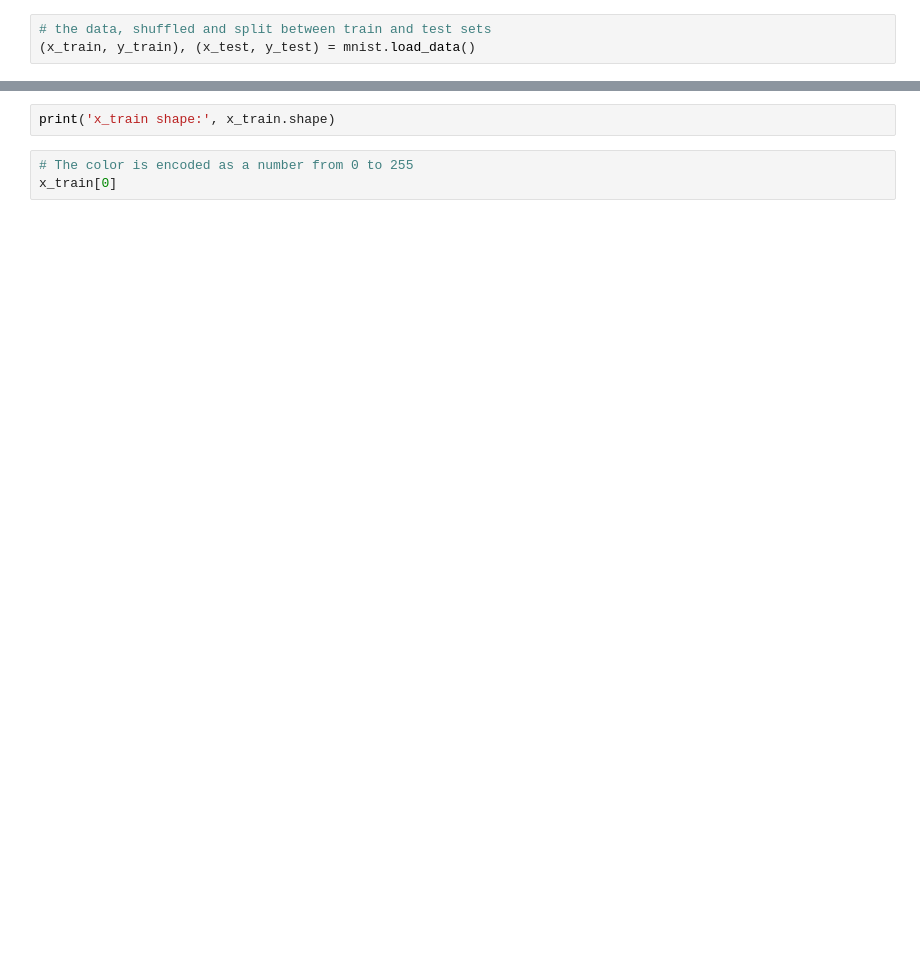
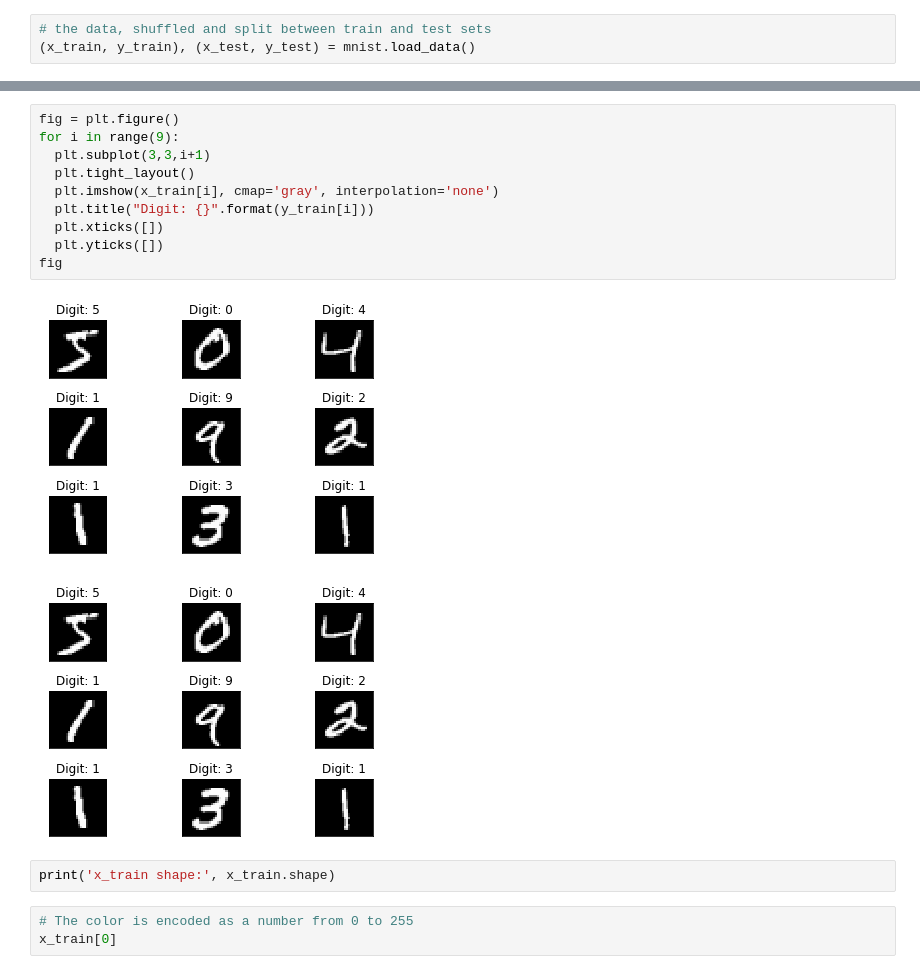
Before and after one commit to SdlJan/JanSeidel_bigdata-homeworks, a Jupyter notebook: 13_MNIST_CNN_Todo.ipynb, the cells around one changed output, grey strips where cells are left out. Cells and saved outputs as stored; diff of their text form; blank space fills up the shorter version.

```diff
--- a/13_MNIST_CNN_Todo.ipynb
+++ b/13_MNIST_CNN_Todo.ipynb
@@ -19,3 +36,16 @@ num_classes = 10
+# %%
+fig = plt.figure()
+for i in range(9):
+  plt.subplot(3,3,i+1)
+  plt.tight_layout()
+  plt.imshow(x_train[i], cmap='gray', interpolation='none')
+  plt.title("Digit: {}".format(y_train[i]))
+  plt.xticks([])
+  plt.yticks([])
+fig
+# %% [output]
+[figure, added]
+[figure, added]
 # %%
 print('x_train shape:', x_train.shape)
 # %%
```
Also changed, not shown: parts of 6 cells of this notebook.
